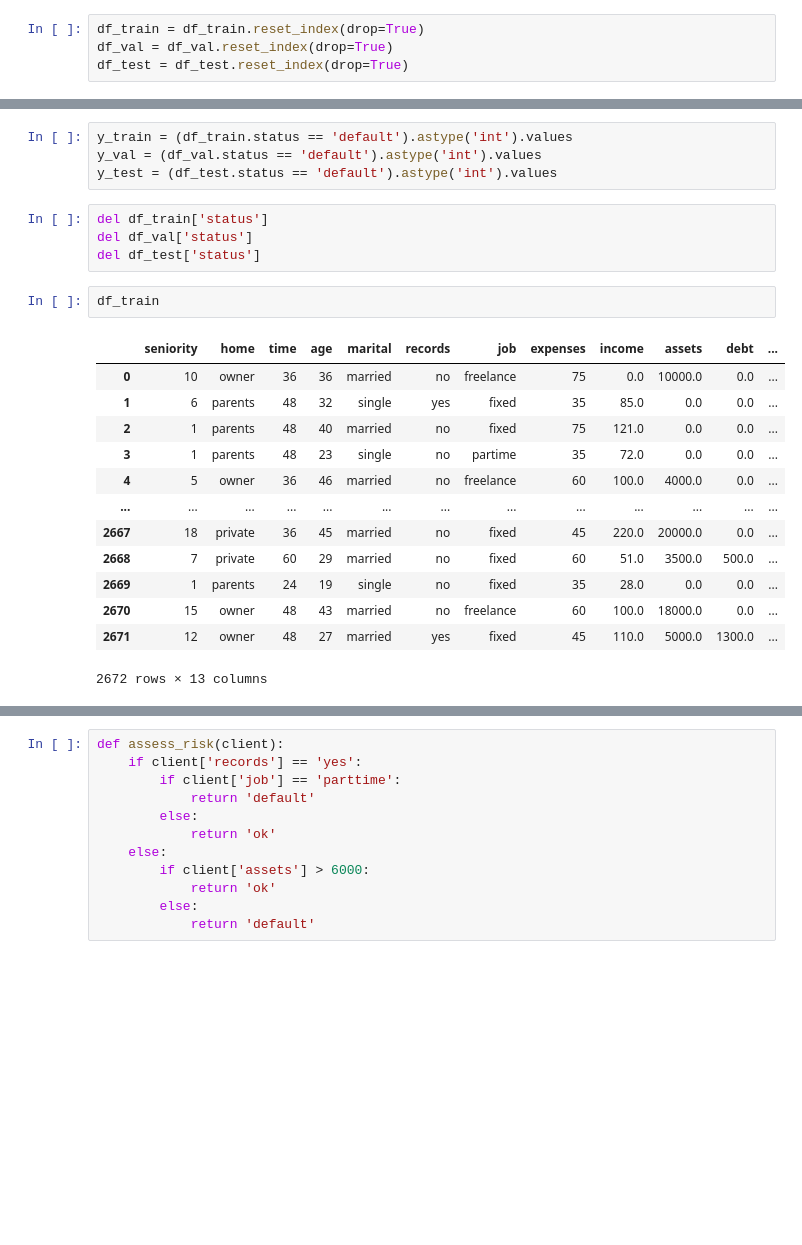
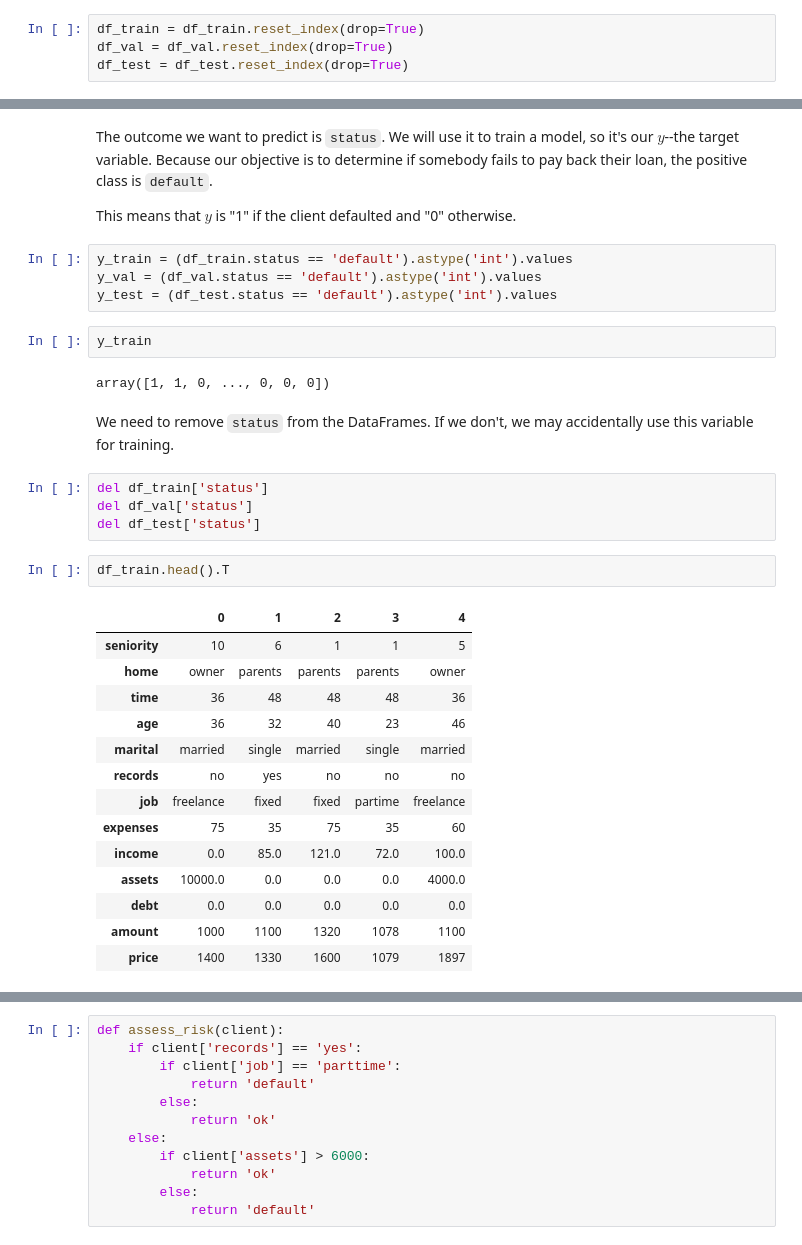
Before and after one commit to wanyingng/machine-learning-zoomcamp-2024, a Jupyter notebook: 06-trees/06-credit-risk.ipynb, the cells around one changed output, grey strips where cells are left out. Drawn from its saved outputs; the diff is of its cells as text; blank space fills up the shorter version.

```diff
--- a/06-trees/06-credit-risk.ipynb
+++ b/06-trees/06-credit-risk.ipynb
@@ -178,26 +356,37 @@ df_test = df_test.reset_index(drop=True)
+# %% [markdown]
+The outcome we want to predict is `status`. We will use it to train a model, so it's our $y$--the target variable. Because our objective is to determine if somebody fails to pay back their loan, the positive class is `default`.
+
+This means that $y$ is "1" if the client defaulted and "0" otherwise.
 # %%
 y_train = (df_train.status == 'default').astype('int').values
 y_val = (df_val.status == 'default').astype('int').values
 y_test = (df_test.status == 'default').astype('int').values
+# %%
+y_train
+# %% [output]
+array([1, 1, 0, ..., 0, 0, 0])
+# %% [markdown]
+We need to remove `status` from the DataFrames. If we don't, we may accidentally use this variable for training.
 # %%
 del df_train['status']
 del df_val['status']
 del df_test['status']
 # %%
-df_train
+df_train.head().T
 # %% [output]
-|  | seniority | home | time | age | marital | records | job | expenses | income | assets | debt | ... |
-| 0 | 10 | owner | 36 | 36 | married | no | freelance | 75 | 0.0 | 10000.0 | 0.0 | ... |
-| 1 | 6 | parents | 48 | 32 | single | yes | fixed | 35 | 85.0 | 0.0 | 0.0 | ... |
-| 2 | 1 | parents | 48 | 40 | married | no | fixed | 75 | 121.0 | 0.0 | 0.0 | ... |
-| 3 | 1 | parents | 48 | 23 | single | no | partime | 35 | 72.0 | 0.0 | 0.0 | ... |
-| 4 | 5 | owner | 36 | 46 | married | no | freelance | 60 | 100.0 | 4000.0 | 0.0 | ... |
-| ... | ... | ... | ... | ... | ... | ... | ... | ... | ... | ... | ... | ... |
-| 2667 | 18 | private | 36 | 45 | married | no | fixed | 45 | 220.0 | 20000.0 | 0.0 | ... |
-| 2668 | 7 | private | 60 | 29 | married | no | fixed | 60 | 51.0 | 3500.0 | 500.0 | ... |
-| 2669 | 1 | parents | 24 | 19 | single | no | fixed | 35 | 28.0 | 0.0 | 0.0 | ... |
-| 2670 | 15 | owner | 48 | 43 | married | no | freelance | 60 | 100.0 | 18000.0 | 0.0 | ... |
-| 2671 | 12 | owner | 48 | 27 | married | yes | fixed | 45 | 110.0 | 5000.0 | 1300.0 | ... |
+|  | 0 | 1 | 2 | 3 | 4 |
+| seniority | 10 | 6 | 1 | 1 | 5 |
+| home | owner | parents | parents | parents | owner |
+| time | 36 | 48 | 48 | 48 | 36 |
+| age | 36 | 32 | 40 | 23 | 46 |
+| marital | married | single | married | single | married |
+| records | no | yes | no | no | no |
+| job | freelance | fixed | fixed | partime | freelance |
+| expenses | 75 | 35 | 75 | 35 | 60 |
+| income | 0.0 | 85.0 | 121.0 | 72.0 | 100.0 |
+| assets | 10000.0 | 0.0 | 0.0 | 0.0 | 4000.0 |
+| debt | 0.0 | 0.0 | 0.0 | 0.0 | 0.0 |
+| amount | 1000 | 1100 | 1320 | 1078 | 1100 |
+| price | 1400 | 1330 | 1600 | 1079 | 1897 |
-2672 rows × 13 columns
 # %% [markdown]
 ## 6.3 Decision trees
```
Also changed, not shown: parts of 67 cells of this notebook.
